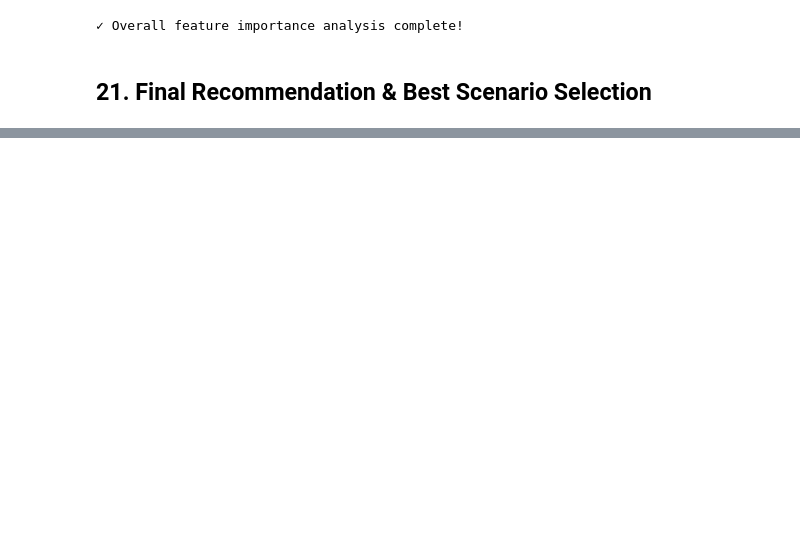
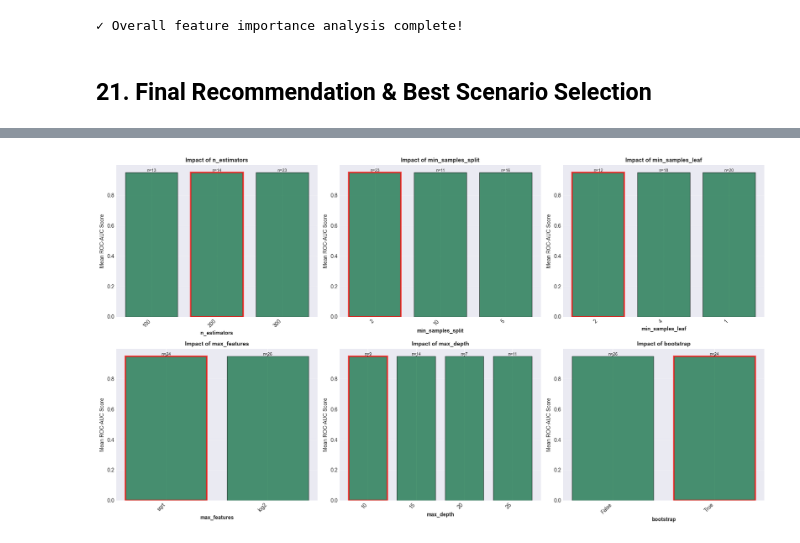
Before and after one commit to ArtEnginer/ENSAMBLE-LEARNING-KREDIT, a Jupyter notebook: ANALISIS_NPL_LENGKAP.ipynb, the cells around one changed output, grey strips where cells are left out. Cells and saved outputs as stored; diff of their text form; code cells hidden in the pictures; blank space fills up the shorter version.

```diff
--- a/ANALISIS_NPL_LENGKAP.ipynb
+++ b/ANALISIS_NPL_LENGKAP.ipynb
@@ -1543,0 +1856,81 @@ TOP 5 FEATURES PER MODEL-SCENARIO COMBINATION
+# %%
+# Analisis impact setiap parameter terhadap performance
+print("PARAMETER IMPACT ANALYSIS")
+print("="*80)
+
+# Get parameter names
+param_names = list(grid_search.best_params_.keys())
+
+# Create figure untuk visualisasi parameter impact
+n_params = len(param_names)
+n_cols = 3
+n_rows = (n_params + n_cols - 1) // n_cols
+
+fig, axes = plt.subplots(n_rows, n_cols, figsize=(18, 5*n_rows))
+axes = axes.flatten() if n_params > 1 else [axes]
+
+for idx, param_name in enumerate(param_names):
+    ax = axes[idx]
+
+    # Group by parameter value dan hitung mean score
+    param_col = f'param_{param_name}'
+
+    if param_col in cv_results.columns:
+        # Get unique values dan scores
+        param_scores = cv_results.groupby(param_col)['mean_test_score'].agg(['mean', 'std', 'count'])
+        param_scores = param_scores.sort_values('mean', ascending=False)
+
+        # Convert index to string untuk plotting
+        x_labels = [str(x) for x in param_scores.index]
+
+        # Plot bar chart
+        colors_param = plt.cm.RdYlGn(param_scores['mean'] / param_scores['mean'].max())
+        bars = ax.bar(range(len(param_scores)), param_scores['mean'],
+                      yerr=param_scores['std'], color=colors_param, alpha=0.7,
+                      edgecolor='black', linewidth=1)
+
+        ax.set_xticks(range(len(param_scores)))
+        ax.set_xticklabels(x_labels, rotation=45, ha='right')
+        ax.set_xlabel(param_name, fontsize=10, fontweight='bold')
+        ax.set_ylabel('Mean ROC-AUC Score', fontsize=10)
+        ax.set_title(f'Impact of {param_name}', fontsize=11, fontweight='bold')
+        ax.grid(axis='y', alpha=0.3)
+
+        # Highlight best value
+        best_value = str(grid_search.best_params_[param_name])
+        if best_value in x_labels:
+            best_idx = x_labels.index(best_value)
+            bars[best_idx].set_edgecolor('red')
+            bars[best_idx].set_linewidth(3)
+
+        # Add count labels
+        for i, (val, count) in enumerate(zip(param_scores['mean'], param_scores['count'])):
+            ax.text(i, val, f'n={int(count)}', ha='center', va='bottom', fontsize=8)
+
+# Remove extra subplots
+for idx in range(n_params, len(axes)):
+    fig.delaxes(axes[idx])
+
+plt.tight_layout()
+plt.show()
+
+print("\n✓ Parameter impact analysis complete!")
+print("="*80)
+
+# Summary: Best parameters
+print("\n\nBEST PARAMETERS SUMMARY")
+print("="*80)
+print(f"Model: {best_model_name}")
+print(f"Scenario: {best_scenario}")
+print(f"\nOptimized Parameters:")
+for i, (param, value) in enumerate(grid_search.best_params_.items(), 1):
+    print(f"  {i:2d}. {param:25s} = {value}")
+
+print(f"\nPerformance:")
+print(f"  Cross-Validation ROC-AUC: {grid_search.best_score_:.4f}")
+if X_tune_test is not None:
+    print(f"  Test Set ROC-AUC: {roc_auc_tuned:.4f}")
+    print(f"  Test Set F1-Score: {f1_tuned:.4f}")
+
+print(f"\n{'='*80}")
+# %% [output]
@@ -1543,0 +1939 @@ TOP 5 FEATURES PER MODEL-SCENARIO COMBINATION
+[figure, added]
```
Also changed, not shown: parts of 16 cells of this notebook.
